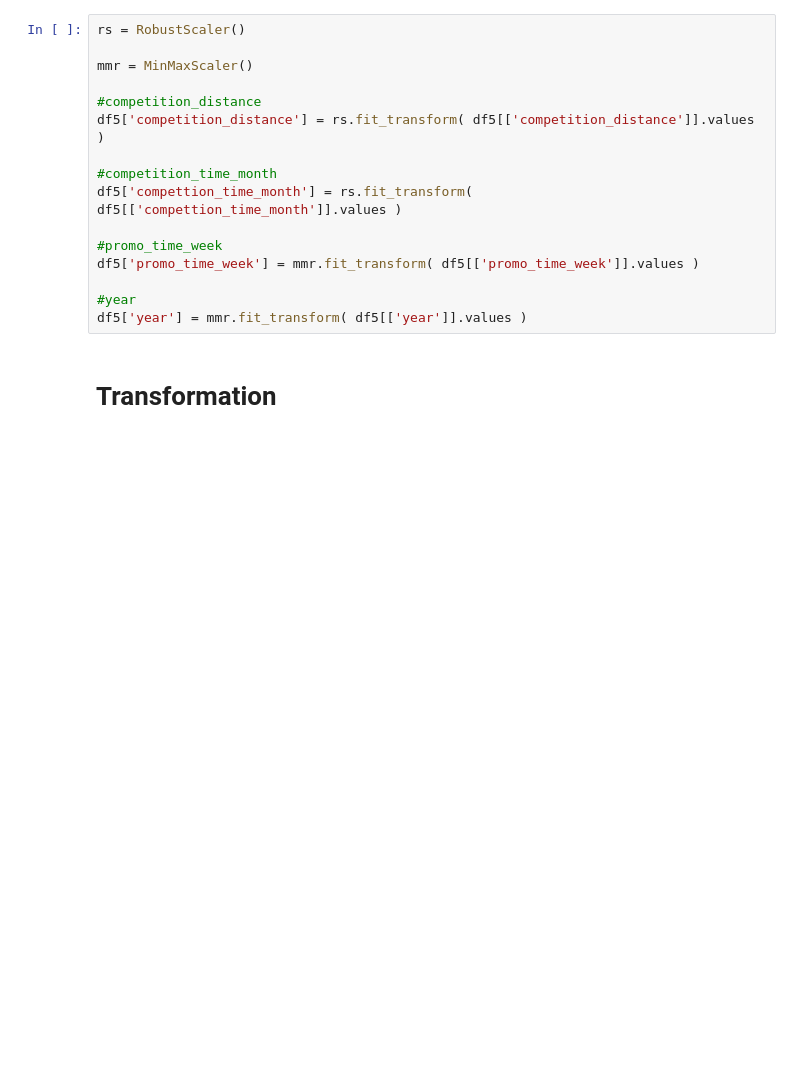
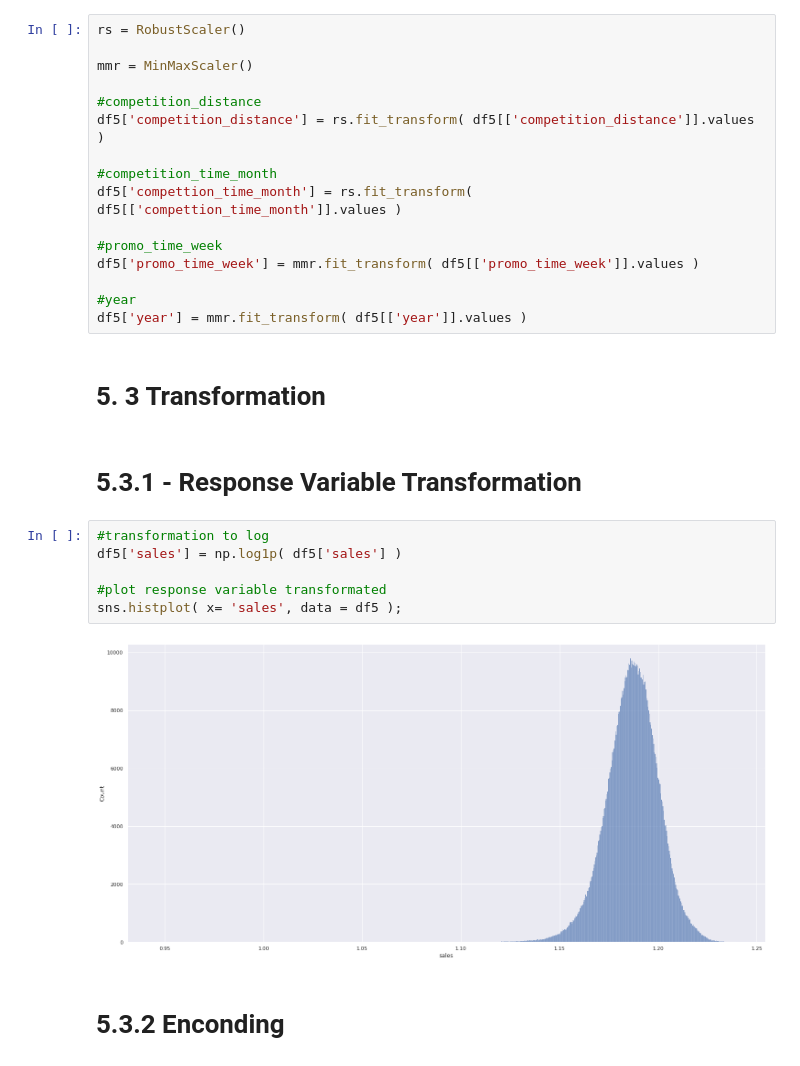
Before and after one commit to guiaraujofreitas/Rossmann-Store-Sales, a Jupyter notebook: m05_Store_Sales_prediction.ipynb, the cells around one changed output. Cells and saved outputs as stored; diff of their text form; blank space fills up the shorter version.

Commit message:
All Data Preparation Done

```diff
--- a/m05_Store_Sales_prediction.ipynb
+++ b/m05_Store_Sales_prediction.ipynb
@@ -964,5 +960,17 @@ df5['promo_time_week'] = mmr.fit_transform( df5[['promo_time_week']].values )
 #year
 df5['year'] = mmr.fit_transform( df5[['year']].values )
 # %% [markdown]
-# Transformation
+# 5. 3 Transformation
+# %% [markdown]
+# 5.3.1 - Response Variable Transformation
+# %%
+#transformation to log
+df5['sales'] = np.log1p( df5['sales'] )
+
+#plot response variable transformated
+sns.histplot( x= 'sales', data = df5 );
+# %% [output]
+[figure, added]
+# %% [markdown]
+# 5.3.2 Enconding
 # %%
```
Also changed, not shown: parts of 5 cells of this notebook.
